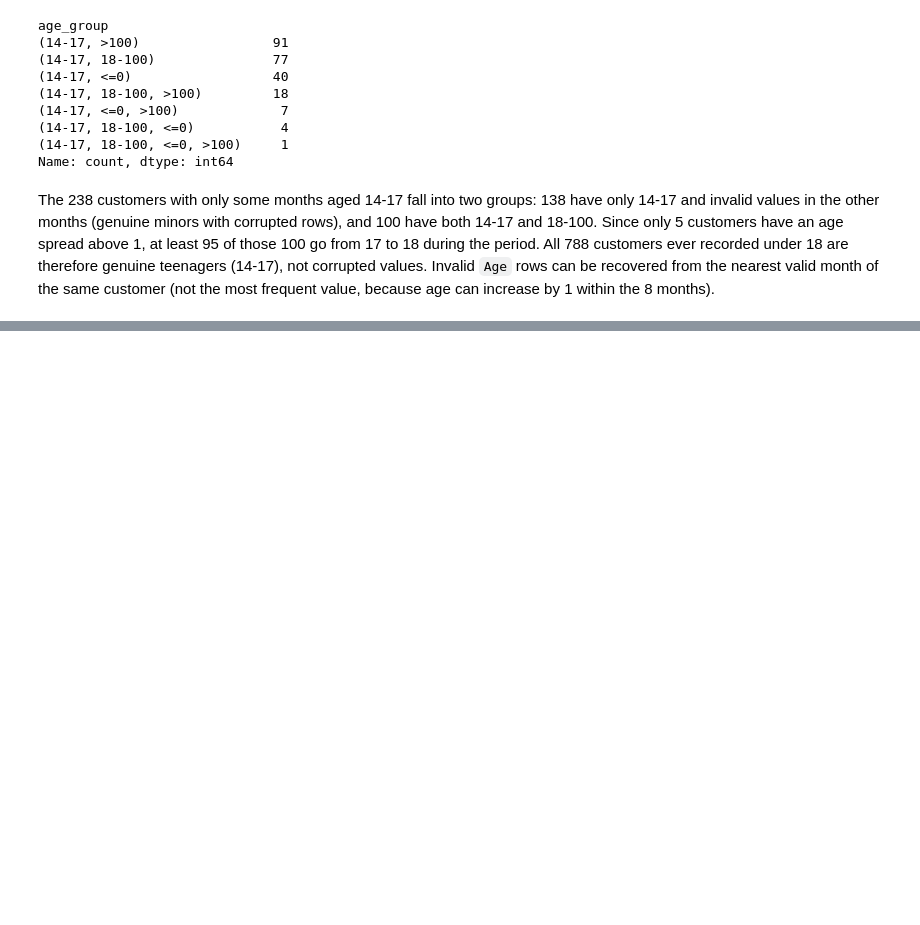
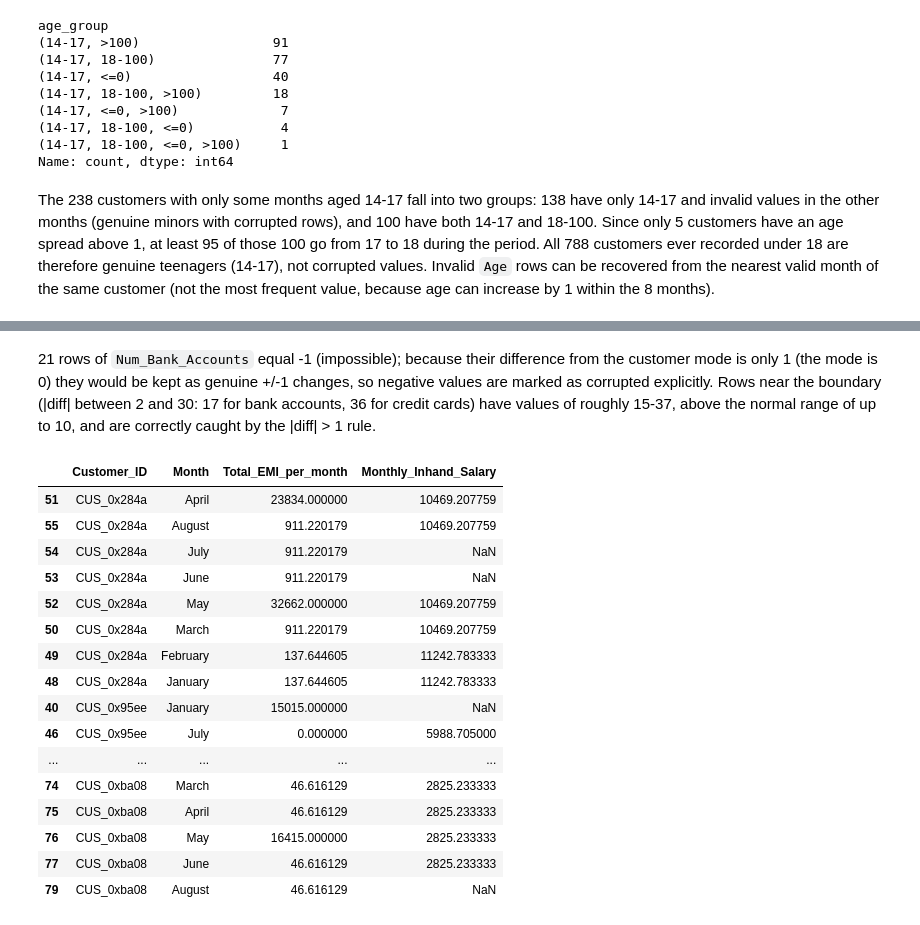
Before and after one commit to khalilullahalfaath/credit-scoring-fairness-audit, a Jupyter notebook: notebooks/eda.ipynb, the cells around one changed output, grey strips where cells are left out. Cells and saved outputs as stored; diff of their text form; code cells hidden in the pictures; blank space fills up the shorter version.

```diff
--- a/notebooks/eda.ipynb
+++ b/notebooks/eda.ipynb
@@ -657,0 +1095,24 @@ The 238 customers with only some months aged 14-17 fall into two groups: 138 hav
+# %% [markdown]
+21 rows of `Num_Bank_Accounts` equal -1 (impossible); because their difference from the customer mode is only 1 (the mode is 0) they would be kept as genuine +/-1 changes, so negative values are marked as corrupted explicitly. Rows near the boundary (|diff| between 2 and 30: 17 for bank accounts, 36 for credit cards) have values of roughly 15-37, above the normal range of up to 10, and are correctly caught by the |diff| > 1 rule.
+# %%
+n_emi = df.groupby("Customer_ID")["Total_EMI_per_month"].transform("nunique")
+ids = df.loc[n_emi > 1, "Customer_ID"].unique()[:3]
+df.loc[df["Customer_ID"].isin(ids), ["Customer_ID", "Month", "Total_EMI_per_month", "Monthly_Inhand_Salary"]].sort_values("Customer_ID")
+# %% [output]
+|  | Customer_ID | Month | Total_EMI_per_month | Monthly_Inhand_Salary |
+| 51 | CUS_0x284a | April | 23834.000000 | 10469.207759 |
+| 55 | CUS_0x284a | August | 911.220179 | 10469.207759 |
+| 54 | CUS_0x284a | July | 911.220179 | NaN |
+| 53 | CUS_0x284a | June | 911.220179 | NaN |
+| 52 | CUS_0x284a | May | 32662.000000 | 10469.207759 |
+| 50 | CUS_0x284a | March | 911.220179 | 10469.207759 |
+| 49 | CUS_0x284a | February | 137.644605 | 11242.783333 |
+| 48 | CUS_0x284a | January | 137.644605 | 11242.783333 |
+| 40 | CUS_0x95ee | January | 15015.000000 | NaN |
+| 46 | CUS_0x95ee | July | 0.000000 | 5988.705000 |
+| ... | ... | ... | ... | ... |
+| 74 | CUS_0xba08 | March | 46.616129 | 2825.233333 |
+| 75 | CUS_0xba08 | April | 46.616129 | 2825.233333 |
+| 76 | CUS_0xba08 | May | 16415.000000 | 2825.233333 |
+| 77 | CUS_0xba08 | June | 46.616129 | 2825.233333 |
+| 79 | CUS_0xba08 | August | 46.616129 | NaN |
```
Also changed, not shown: parts of 38 cells of this notebook.
